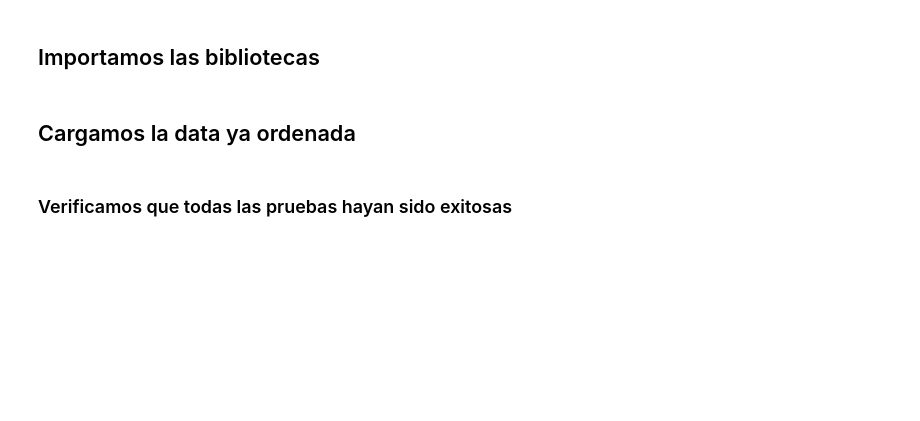
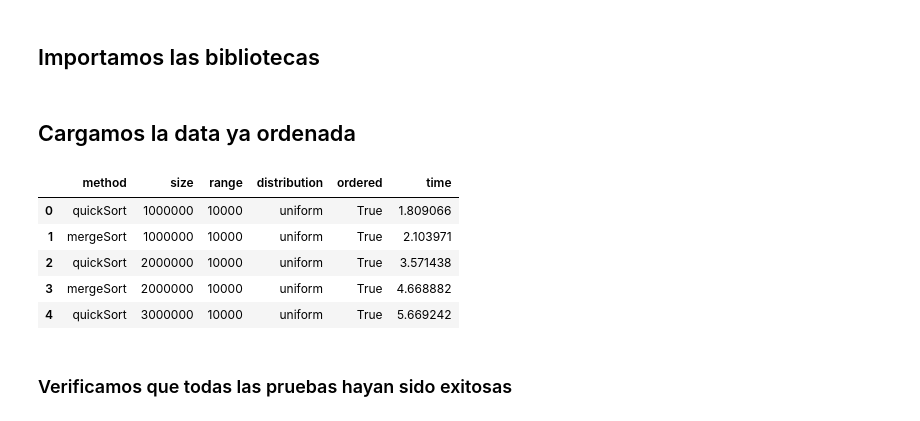
Before and after one commit to ulisac04/publico, a Jupyter notebook: index.ipynb, the cells around one changed output. Drawn from its saved outputs; the diff is of its cells as text; code cells hidden in the pictures; blank space fills up the shorter version.

```diff
--- a/index.ipynb
+++ b/index.ipynb
@@ -33,6 +33,15 @@ import seaborn as sns
 # %%
 filename = 'data.csv'
 df = pd.read_csv(filename)
+# %%
+df.head()
+# %% [output]
+|  | method | size | range | distribution | ordered | time |
+| 0 | quickSort | 1000000 | 10000 | uniform | True | 1.809066 |
+| 1 | mergeSort | 1000000 | 10000 | uniform | True | 2.103971 |
+| 2 | quickSort | 2000000 | 10000 | uniform | True | 3.571438 |
+| 3 | mergeSort | 2000000 | 10000 | uniform | True | 4.668882 |
+| 4 | quickSort | 3000000 | 10000 | uniform | True | 5.669242 |
 # %% [markdown]
 ### Verificamos que todas las pruebas hayan sido exitosas
 # %%
```
Also changed, not shown: parts of 1 cell of this notebook.
